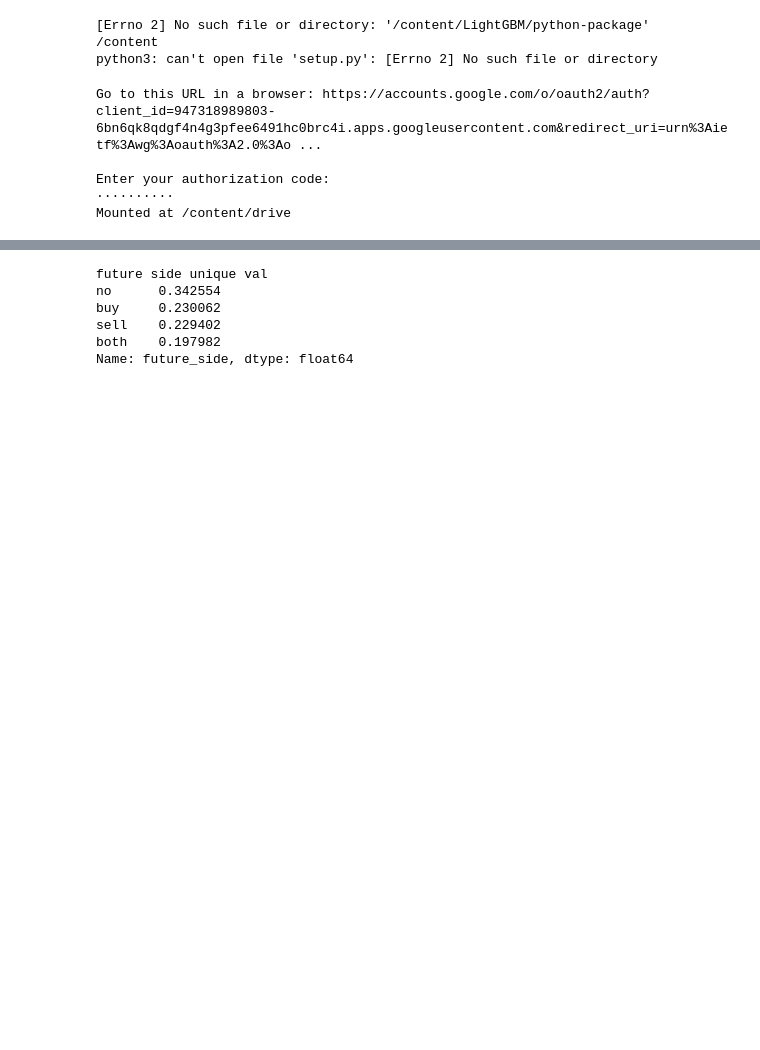
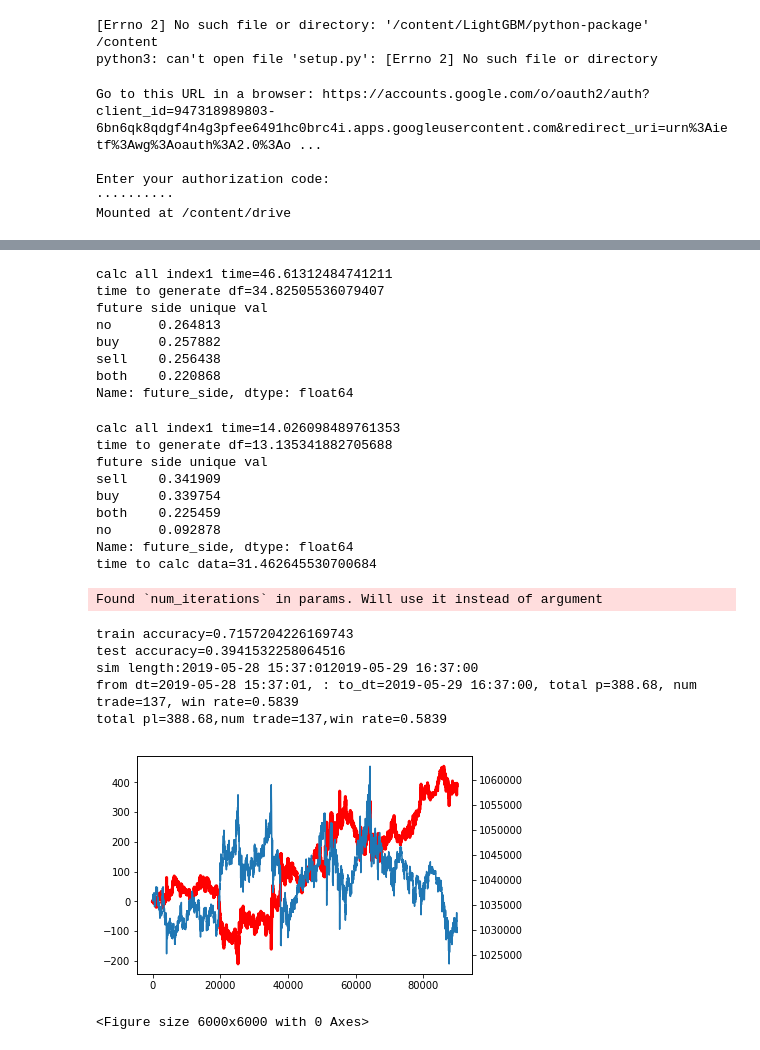
Before and after one commit to alunfes/flyer-bot, a Jupyter notebook: lightgbm_price.ipynb, the cells around one changed output, grey strips where cells are left out. Saved outputs shown, nothing was run; the diff lists cells and outputs as text; code cells hidden in the pictures; blank space fills up the shorter version.

```diff
--- a/lightgbm_price.ipynb
+++ b/lightgbm_price.ipynb
@@ -1469,25 +1582,27 @@ KeyboardInterrupt: ignored
 pd.set_option('display.max_columns', 2000)
 pd.set_option('display.max_rows', 100)
 # %%
-window  =1000
+window  =1500
 train_period = 50000
 test_period = 1000
 future_perid = 11
 future_kijun = 1000
 num_loop = 1
-num_term = 20
+num_term = 500
 window_term = 10
 
-OneMinMarketData.initialize_for_bot(num_term,window_term, future_perid, future_kijun,0)
+OneMinMarketData.initialize_for_bot(num_term,window_term, future_perid, future_kijun,-10000)
 df = OneMinMarketData.generate_df()
-lgbmodel = LgbModel()
-train_x, test_x, train_y, test_y = lgbmodel.generate_data(df, 0)
+#lgbmodel = LgbModel()
+#train_x, test_x, train_y, test_y = lgbmodel.generate_data(df, 0)
 # %% [output]
+calc all index1 time=46.61312484741211
+time to generate df=34.82505536079407
 future side unique val
-no      0.342554
-buy     0.230062
-sell    0.229402
-both    0.197982
+no      0.264813
+buy     0.257882
+sell    0.256438
+both    0.220868
 Name: future_side, dtype: float64
 # %%
 '''
@@ -1495,48 +1610,65 @@ normal LGB learning
 '''
 
 import time
+futurel_kijun = 800
+sim_pl = 100000
+future_period = 5
+num_term = 150
+window_term = 2
 
-pl_kijun = 1000
-sim_pl = 100000
-future_period = 11
-num_term = 500
-window_term = 5
-
-params = {'boosting': 'gbdt', 'learning_rate': 0.007428941094851815, 'max_bin': 45, 'num_leaves': 48, 'min_data_in_leaf': 136,
-          'min_sum_hessian_in_leaf': 2.9555566119128014, 'bagging_fraction': 0.4824294660173557, 'bagging_freq': 15,
-          'feature_fraction': 0.7184787093056614, 'lambda_l1': 5.389517918474047, 'lambda_l2': 35.295742743466235,
-          'min_gain_to_split': 20.48736737534118, 'max_depth': 10}
+params = {'objective': 'multiclass','num_class': 4,'boosting': 'gbdt', 'learning_rate': 0.09951876280152745, 'max_bin': 263,
+          'num_leaves': 25, 'min_data_in_leaf': 84, 'min_sum_hessian_in_leaf': 6.6750442905687315,
+          'bagging_fraction': 0.6147092689305246, 'bagging_freq': 53, 'feature_fraction': 0.9958666228157469,
+          'lambda_l1': 66.1193620763951, 'lambda_l2': 54.9791305794871, 'min_gain_to_split': 12.5926105646618, 'max_depth': 20}
 
 start = time.time()
-OneMinMarketData.initialize_for_bot(num_term, window_term,future_period,pl_kijun,60000)
+OneMinMarketData.initialize_for_bot(num_term, window_term, future_period, futurel_kijun, 30000)
 df = OneMinMarketData.generate_df()
 lgbmodel = LgbModel()
 train_x, test_x, train_y, test_y = lgbmodel.generate_data(df, 0.0)
-train_xx = train_x.iloc[-51000:-1000]
-train_yy = train_y.iloc[-51000:-1000]
-test_xx = train_x.iloc[-1000:]
-test_yy = train_y.iloc[-1000:]
+train_xx = train_x.iloc[-25000:-1500]
+train_yy = train_y.iloc[-25000:-1500]
+test_xx = train_x.iloc[-1500:]
+test_yy = train_y.iloc[-1500:]
 print('time to calc data={}'.format(time.time() - start))
 
-model = lgbmodel.train_params(train_xx, train_yy,params)
-#model = lgbmodel.train(train_xx, train_yy)
+#model = lgbmodel.train_params(train_xx, train_yy,params)
+model = lgbmodel.train(train_xx, train_yy)
 with open('/content/drive/My Drive/Model/lgb_model.dat', 'wb') as f:
     pickle.dump(model, f)
 tp = lgbmodel.prediction2(model, train_xx)
 print('train accuracy={}'.format(lgbmodel.calc_buysell_accuracy(tp,train_yy)))
 if len(test_yy) > 0:
     predictions = lgbmodel.prediction2(model, test_xx)
     print('test accuracy={}'.format(lgbmodel.calc_buysell_accuracy(predictions,test_yy)))
     start_ind = OneMinMarketData.check_matched_index(test_xx)
     stdata = OneMinMarketData.generate_tick_pred_data(predictions, start_ind)
     sim = Sim()
     ac = SimAccount()
-    ac = sim.sim_lgbmodel(stdata,sim_pl,ac)
+    ac = sim.sim_lgbmodel_opt(stdata,0,0,0, False, False, ac)
     print('total pl={},num trade={},win rate={}'.format(ac.total_pl,ac.num_trade,ac.win_rate))
 
     fig, ax1 = plt.subplots()
     plt.figure(figsize=(30,30),dpi=200)
     ax1.plot(ac.performance_total_pl_log,color='red',linewidth = 3.0,label='pl')
     ax2 = ax1.twinx()
     ax2.plot(list(stdata.price))
     plt.show()
+# %% [output]
+calc all index1 time=14.026098489761353
+time to generate df=13.135341882705688
+future side unique val
+sell    0.341909
+buy     0.339754
+both    0.225459
+no      0.092878
+Name: future_side, dtype: float64
+time to calc data=31.462645530700684
+Found `num_iterations` in params. Will use it instead of argument
+train accuracy=0.7157204226169743
+test accuracy=0.3941532258064516
+sim length:2019-05-28 15:37:012019-05-29 16:37:00
+from dt=2019-05-28 15:37:01, : to_dt=2019-05-29 16:37:00, total p=388.68, num trade=137, win rate=0.5839
+total pl=388.68,num trade=137,win rate=0.5839
+[figure, added]
+<Figure size 6000x6000 with 0 Axes>
```
Also changed, not shown: parts of 24 cells of this notebook, 7 other files.
